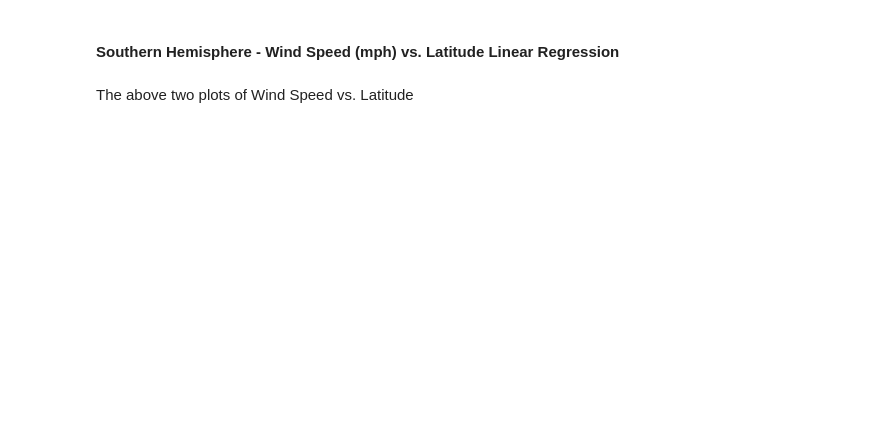
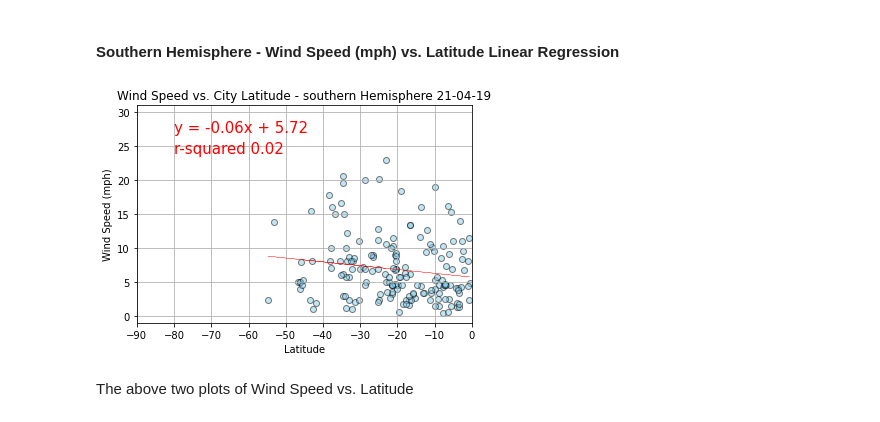
Before and after one commit to madisonfisher/python-api-challenge, a Jupyter notebook: WeatherPy.ipynb, the cells around one changed output. Cells and saved outputs as stored; diff of their text form; code cells hidden in the pictures; blank space fills up the shorter version.

```diff
--- a/WeatherPy.ipynb
+++ b/WeatherPy.ipynb
@@ -403,4 +427,28 @@ The above two plots of Cloudiness vs. Latitude
 # %% [markdown]
 ####  Southern Hemisphere - Wind Speed (mph) vs. Latitude Linear Regression
+# %%
+#linear regression
+slope_wind_south, int_wind_south, r_wind_south, p_wind_south, std_wind_south = linregress(south_city_data["Lat"], south_city_data["Wind Speed"])
+fit_wind_south = slope_wind_south * south_city_data["Lat"] + int_wind_south
+line_wind_south = "y = " + str(round(slope_wind_south,2)) + "x + " + str(round(int_wind_south,2))
+r_sq_wind_south = "r-squared " + str(round(r_wind_south**2,2))
+
+#graphing
+plt.scatter(south_city_data["Lat"], south_city_data["Wind Speed"], marker="o", facecolors="skyblue", edgecolors="black", alpha =.5)
+plt.xlim(-90,0)
+plt.ylim(-1,31)
+plt.title(f"Wind Speed vs. City Latitude - southern Hemisphere {thedate}")
+plt.xlabel("Latitude")
+plt.ylabel("Wind Speed (mph)")
+plt.grid()
+
+plt.plot(south_city_data["Lat"], fit_wind_south, "red", linewidth=.25)
+plt.annotate(line_wind_south ,(-80,27),fontsize=15,color="red")
+plt.annotate(r_sq_wind_south ,(-80,24),fontsize=15,color="red")
+
+plt.savefig("weather_data/wind_latitude_south.png")
+plt.show()
+# %% [output]
+[figure, added]
 # %% [markdown]
 The above two plots of Wind Speed vs. Latitude
```
Also changed, not shown: parts of 1 cell of this notebook, 2 other files.
